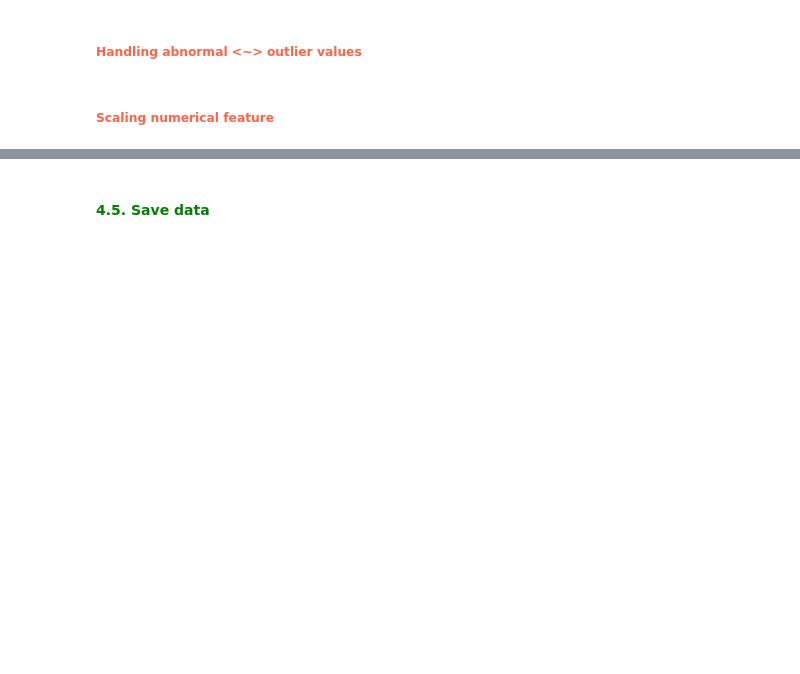
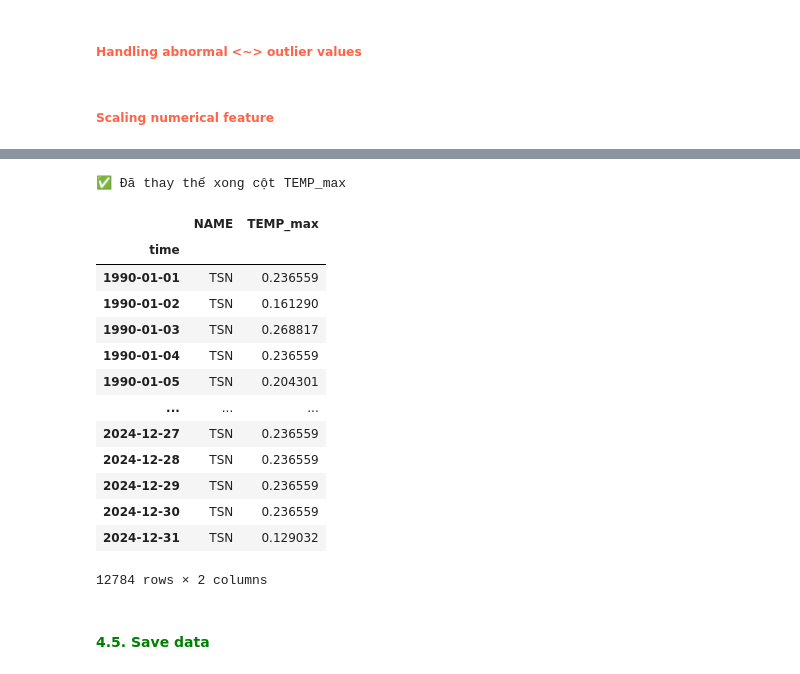
Before and after one commit to gamethu/TSF_Github, a Jupyter notebook: Drafts/Temp Prediction/notebooks/3.1. ML_model/XgBoost_model.ipynb, the cells around one changed output, grey strips where cells are left out. Drawn from its saved outputs; the diff is of its cells as text; code cells hidden in the pictures; blank space fills up the shorter version.

```diff
--- a/Drafts/Temp Prediction/notebooks/3.1. ML_model/XgBoost_model.ipynb
+++ b/Drafts/Temp Prediction/notebooks/3.1. ML_model/XgBoost_model.ipynb
@@ -542,3 +979,43 @@ features_encoded
+# %%
+# Chuyển tất cả thành numpy 1D
+y_train_encoded_after = np.ravel(y_train_encoded_after)
+y_valid_encoded_after = np.ravel(y_valid_encoded_after)
+y_test_encoded_after  = np.ravel(y_test_encoded_after)
+
+# Ghép nối theo thứ tự dòng
+new_temp_max = np.concatenate([
+    y_train_encoded_after,
+    y_valid_encoded_after,
+    y_test_encoded_after
+])
+
+# Đảm bảo độ dài khớp
+assert len(new_temp_max) == len(targets_encoded), "⚠️ Số dòng không khớp!"
+
+# Gán lại cột
+targets_encoded = targets_encoded.copy()
+targets_encoded["TEMP_max"] = new_temp_max
+
+print("✅ Đã thay thế xong cột TEMP_max")
+# %% [output]
+✅ Đã thay thế xong cột TEMP_max
+# %%
+targets_encoded
+# %% [output]
+|  | NAME | TEMP_max |
+| time |  |  |
+| 1990-01-01 | TSN | 0.236559 |
+| 1990-01-02 | TSN | 0.161290 |
+| 1990-01-03 | TSN | 0.268817 |
+| 1990-01-04 | TSN | 0.236559 |
+| 1990-01-05 | TSN | 0.204301 |
+| ... | ... | ... |
+| 2024-12-27 | TSN | 0.236559 |
+| 2024-12-28 | TSN | 0.236559 |
+| 2024-12-29 | TSN | 0.236559 |
+| 2024-12-30 | TSN | 0.236559 |
+| 2024-12-31 | TSN | 0.129032 |
+12784 rows × 2 columns
 # %% [markdown]
 #### <span style="color:green">4.5. Save data</span>
 # %% [markdown]
```
Also changed, not shown: parts of 96 cells of this notebook, 6 other files.
